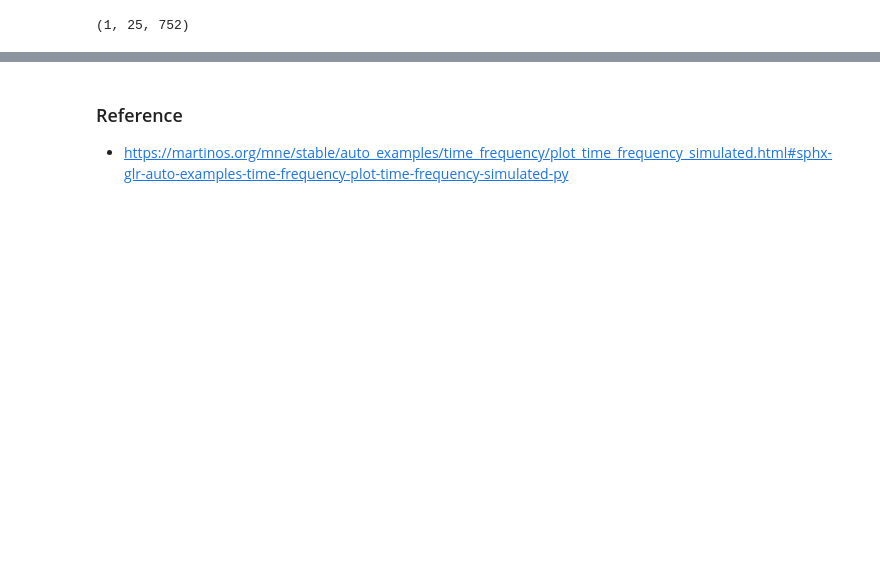
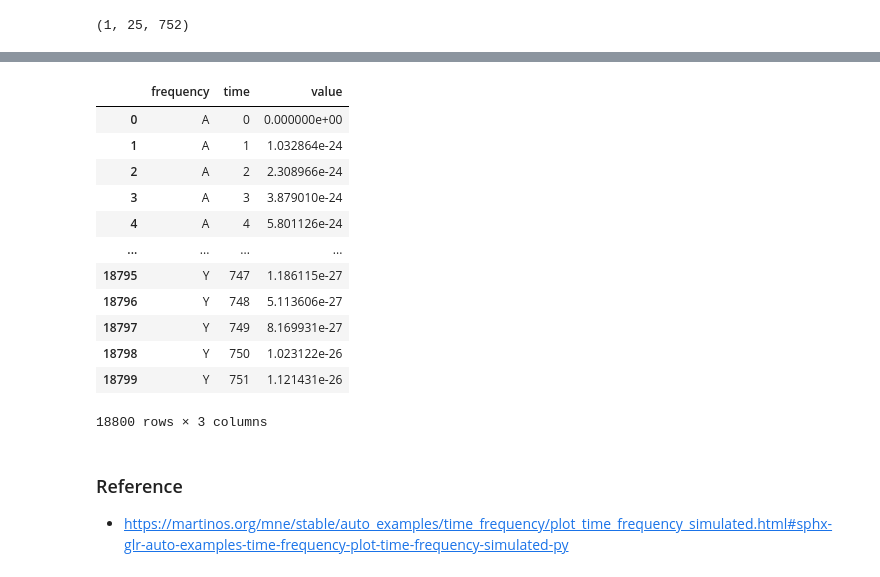
Before and after one commit to LiaoPan/MNE-Cookbook, a Jupyter notebook: Time-frequency on simulated data .ipynb, the cells around one changed output, grey strips where cells are left out. Saved outputs shown, nothing was run; the diff lists cells and outputs as text; code cells hidden in the pictures; blank space fills up the shorter version.

```diff
--- a/Time-frequency on simulated data .ipynb
+++ b/Time-frequency on simulated data .ipynb
@@ -399,3 +438,19 @@ power.shape
+# %%
+d.stack().reset_index().rename(columns={'level_0':'frequency','level_1':'time', 0:'value'})
+# %% [output]
+|  | frequency | time | value |
+| 0 | A | 0 | 0.000000e+00 |
+| 1 | A | 1 | 1.032864e-24 |
+| 2 | A | 2 | 2.308966e-24 |
+| 3 | A | 3 | 3.879010e-24 |
+| 4 | A | 4 | 5.801126e-24 |
+| ... | ... | ... | ... |
+| 18795 | Y | 747 | 1.186115e-27 |
+| 18796 | Y | 748 | 5.113606e-27 |
+| 18797 | Y | 749 | 8.169931e-27 |
+| 18798 | Y | 750 | 1.023122e-26 |
+| 18799 | Y | 751 | 1.121431e-26 |
+18800 rows × 3 columns
 # %% [markdown]
 ### Reference
 - https://martinos.org/mne/stable/auto_examples/time_frequency/plot_time_frequency_simulated.html#sphx-glr-auto-examples-time-frequency-plot-time-frequency-simulated-py
```
Also changed, not shown: parts of 7 cells of this notebook, 21 other files.
